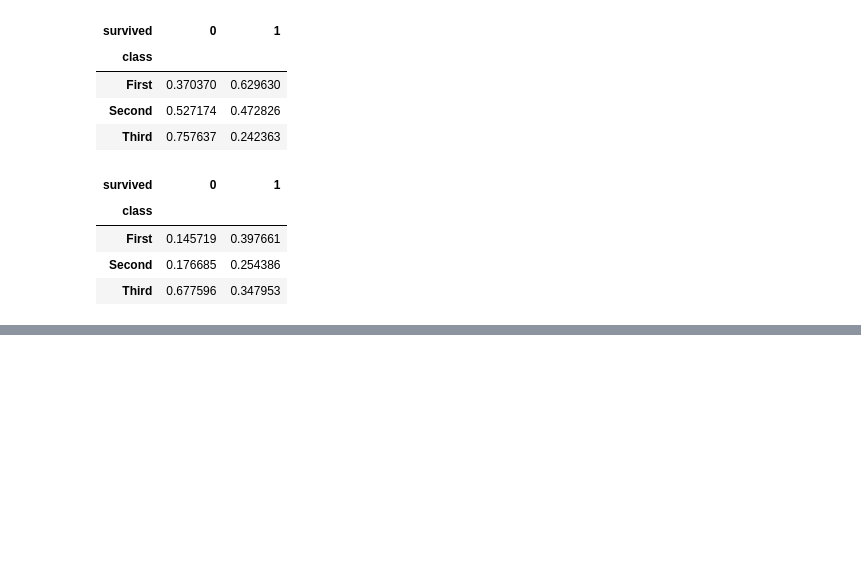
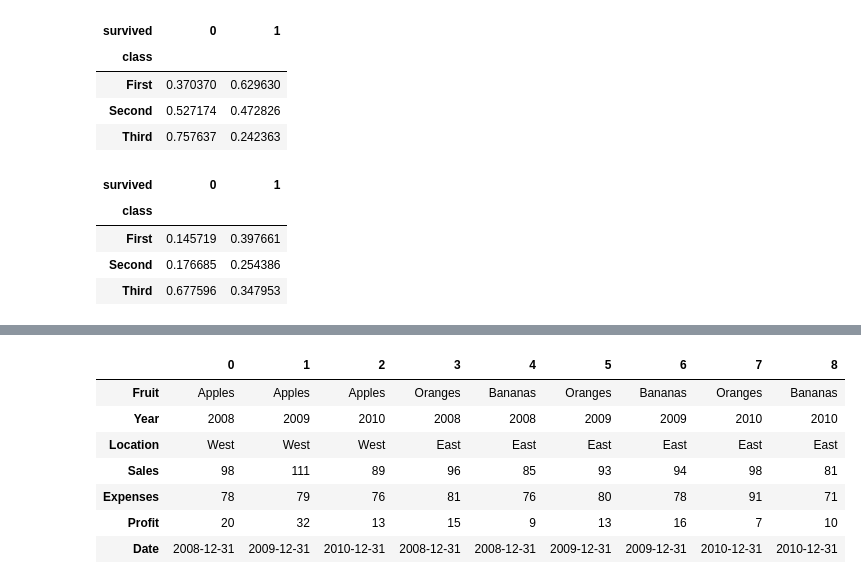
Before and after one commit to blackbutterfly0852/ADP_PRACTICE, a Jupyter notebook: 221026_데이터핸들링.ipynb, the cells around one changed output, grey strips where cells are left out. Cells and saved outputs as stored; diff of their text form; code cells hidden in the pictures; blank space fills up the shorter version.

```diff
--- a/221026_데이터핸들링.ipynb
+++ b/221026_데이터핸들링.ipynb
@@ -862,10 +862,6 @@ pd.crosstab(df['class'], df['survived'], normalize = 'columns') # 열 끼리 상
 # 22-1) melt
 import pandas as pd
 import numpy as np
-
-df = pd.DataFrame({'id':['S01', 'S02', 'S03', 'S04','S05'],
-                        'kor':[80,75,56,69,90],
-                         'math' :[84,70,90,60,45],
-                         'eng' : [55,90,85,90,80]})
+df = pd.read_csv('data/Fruits.csv')
 df
 # %% [output]
@@ -955,0 +924,12 @@ pd.pivot_table(melt_df,index = 'Fruit', columns = 'variable', values = 'value' )
+# %%
+trans_df = df.transpose()
+trans_df
+# %% [output]
+|  | 0 | 1 | 2 | 3 | 4 | 5 | 6 | 7 | 8 |
+| Fruit | Apples | Apples | Apples | Oranges | Bananas | Oranges | Bananas | Oranges | Bananas |
+| Year | 2008 | 2009 | 2010 | 2008 | 2008 | 2009 | 2009 | 2010 | 2010 |
+| Location | West | West | West | East | East | East | East | East | East |
+| Sales | 98 | 111 | 89 | 96 | 85 | 93 | 94 | 98 | 81 |
+| Expenses | 78 | 79 | 76 | 81 | 76 | 80 | 78 | 91 | 71 |
+| Profit | 20 | 32 | 13 | 15 | 9 | 13 | 16 | 7 | 10 |
+| Date | 2008-12-31 | 2009-12-31 | 2010-12-31 | 2008-12-31 | 2008-12-31 | 2009-12-31 | 2009-12-31 | 2010-12-31 | 2010-12-31 |
```
Also changed, not shown: parts of 10 cells of this notebook.
